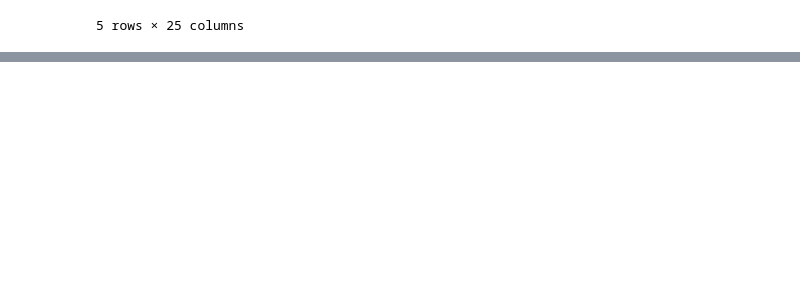
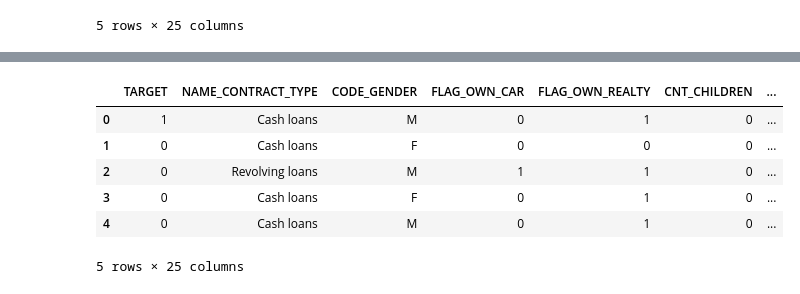
Before and after one commit to sarveshgawand/home-credit-default, a Jupyter notebook: Home Credit Default Rate.ipynb, the cells around one changed output, grey strips where cells are left out. Saved outputs shown, nothing was run; the diff lists cells and outputs as text; code cells hidden in the pictures; blank space fills up the shorter version.

```diff
--- a/Home Credit Default Rate.ipynb
+++ b/Home Credit Default Rate.ipynb
@@ -27,0 +124,13 @@ df_test.head()
+# %%
+df_train['FLAG_OWN_CAR'] = df_train['FLAG_OWN_CAR'].map(dict(Y=1,N=0))
+df_train['FLAG_OWN_REALTY'] = df_train['FLAG_OWN_REALTY'].map(dict(Y=1,N=0))
+# %%
+df_train.head()
+# %% [output]
+|  | TARGET | NAME_CONTRACT_TYPE | CODE_GENDER | FLAG_OWN_CAR | FLAG_OWN_REALTY | CNT_CHILDREN | ... |
+| 0 | 1 | Cash loans | M | 0 | 1 | 0 | ... |
+| 1 | 0 | Cash loans | F | 0 | 0 | 0 | ... |
+| 2 | 0 | Revolving loans | M | 1 | 1 | 0 | ... |
+| 3 | 0 | Cash loans | F | 0 | 1 | 0 | ... |
+| 4 | 0 | Cash loans | M | 0 | 1 | 0 | ... |
+5 rows × 25 columns
```
Also changed, not shown: parts of 21 cells of this notebook.
